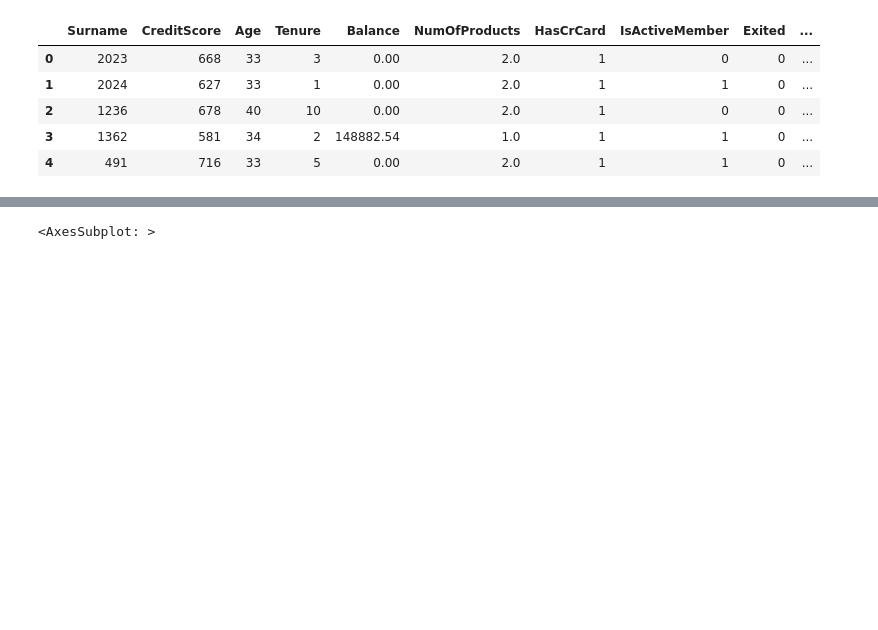
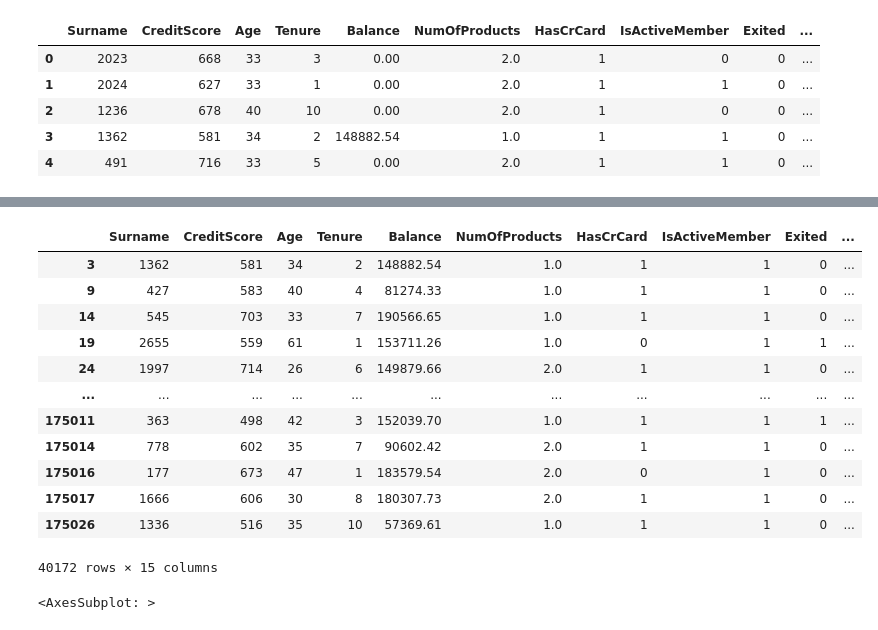
Before and after one commit to vanki2003/bank-churn, a Jupyter notebook: main.ipynb, the cells around one changed output, grey strips where cells are left out. Cells and saved outputs as stored; diff of their text form; code cells hidden in the pictures; blank space fills up the shorter version.

```diff
--- a/main.ipynb
+++ b/main.ipynb
@@ -130,3 +157,20 @@ bank_numeric = bank_new.select_dtypes(include=['int64', 'float64'])
+# %%
+bank_active = bank_numeric[(bank_numeric['IsActiveMember'] == 1) & (bank_numeric['Balance'] != 0)]
+bank_active
+# %% [output]
+|  | Surname | CreditScore | Age | Tenure | Balance | NumOfProducts | HasCrCard | IsActiveMember | Exited | ... |
+| 3 | 1362 | 581 | 34 | 2 | 148882.54 | 1.0 | 1 | 1 | 0 | ... |
+| 9 | 427 | 583 | 40 | 4 | 81274.33 | 1.0 | 1 | 1 | 0 | ... |
+| 14 | 545 | 703 | 33 | 7 | 190566.65 | 1.0 | 1 | 1 | 0 | ... |
+| 19 | 2655 | 559 | 61 | 1 | 153711.26 | 1.0 | 0 | 1 | 1 | ... |
+| 24 | 1997 | 714 | 26 | 6 | 149879.66 | 2.0 | 1 | 1 | 0 | ... |
+| ... | ... | ... | ... | ... | ... | ... | ... | ... | ... | ... |
+| 175011 | 363 | 498 | 42 | 3 | 152039.70 | 1.0 | 1 | 1 | 1 | ... |
+| 175014 | 778 | 602 | 35 | 7 | 90602.42 | 2.0 | 1 | 1 | 0 | ... |
+| 175016 | 177 | 673 | 47 | 1 | 183579.54 | 2.0 | 0 | 1 | 0 | ... |
+| 175017 | 1666 | 606 | 30 | 8 | 180307.73 | 2.0 | 1 | 1 | 0 | ... |
+| 175026 | 1336 | 516 | 35 | 10 | 57369.61 | 1.0 | 1 | 1 | 0 | ... |
+40172 rows × 15 columns
 # %%
 bank_matrix = bank_numeric.corr()
 
```
Also changed, not shown: parts of 4 cells of this notebook.
